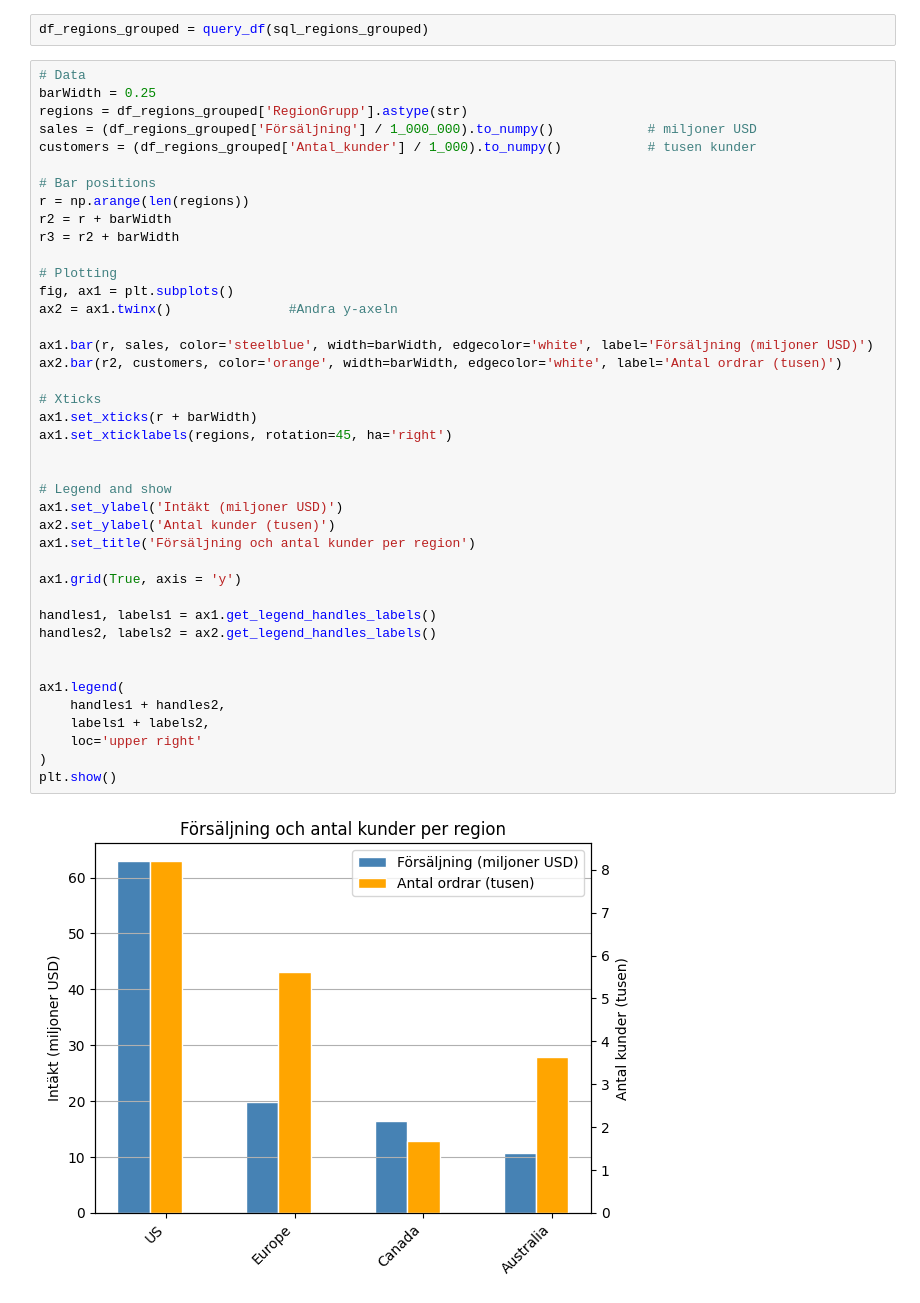
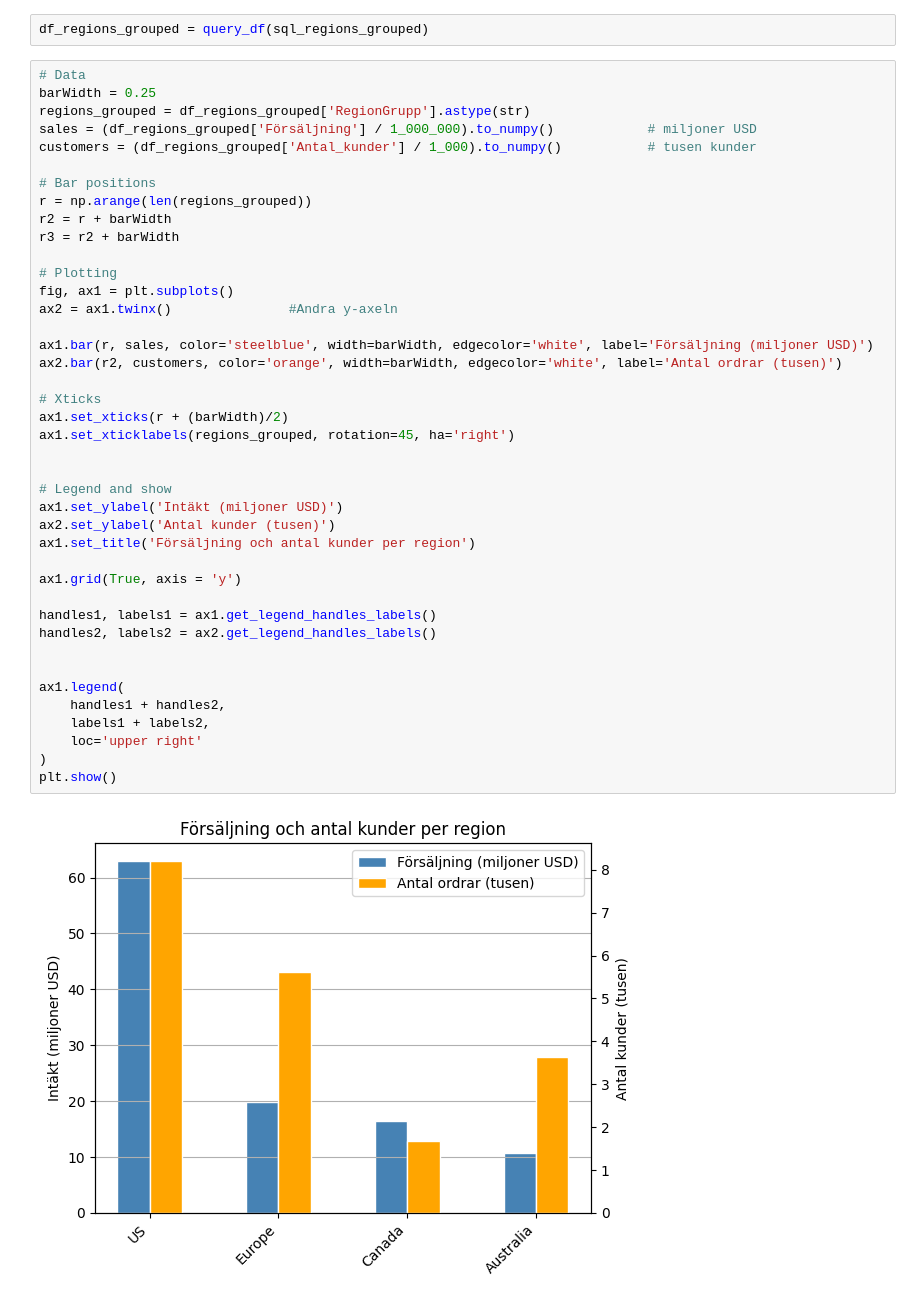
Before and after one commit to EliWei/SQL_uppgift_Dec25, a Jupyter notebook: Notebook.ipynb, the cells around one changed output. Cells and saved outputs as stored; diff of their text form.

```diff
--- a/Notebook.ipynb
+++ b/Notebook.ipynb
@@ -726,43 +738,43 @@ df_regions_grouped = query_df(sql_regions_grouped)
 # %%
 # Data
 barWidth = 0.25
-regions = df_regions_grouped['RegionGrupp'].astype(str)
+regions_grouped = df_regions_grouped['RegionGrupp'].astype(str)
 sales = (df_regions_grouped['Försäljning'] / 1_000_000).to_numpy()            # miljoner USD
 customers = (df_regions_grouped['Antal_kunder'] / 1_000).to_numpy()           # tusen kunder
 
 # Bar positions
-r = np.arange(len(regions))
+r = np.arange(len(regions_grouped))
 r2 = r + barWidth
 r3 = r2 + barWidth
 
 # Plotting
 fig, ax1 = plt.subplots()
 ax2 = ax1.twinx()               #Andra y-axeln
 
 ax1.bar(r, sales, color='steelblue', width=barWidth, edgecolor='white', label='Försäljning (miljoner USD)')
 ax2.bar(r2, customers, color='orange', width=barWidth, edgecolor='white', label='Antal ordrar (tusen)')
 
 # Xticks
-ax1.set_xticks(r + barWidth)
-ax1.set_xticklabels(regions, rotation=45, ha='right')
+ax1.set_xticks(r + (barWidth)/2)
+ax1.set_xticklabels(regions_grouped, rotation=45, ha='right')
 
 
 # Legend and show
 ax1.set_ylabel('Intäkt (miljoner USD)')
 ax2.set_ylabel('Antal kunder (tusen)')
 ax1.set_title('Försäljning och antal kunder per region')
 
 ax1.grid(True, axis = 'y')
 
 handles1, labels1 = ax1.get_legend_handles_labels()
 handles2, labels2 = ax2.get_legend_handles_labels()
 
 
 ax1.legend(
     handles1 + handles2,
     labels1 + labels2,
     loc='upper right'
 )
 plt.show()
 # %% [output]
-[figure, old version]
+[figure, new version]
```
Also changed, not shown: parts of 10 cells of this notebook, 2 other files.
